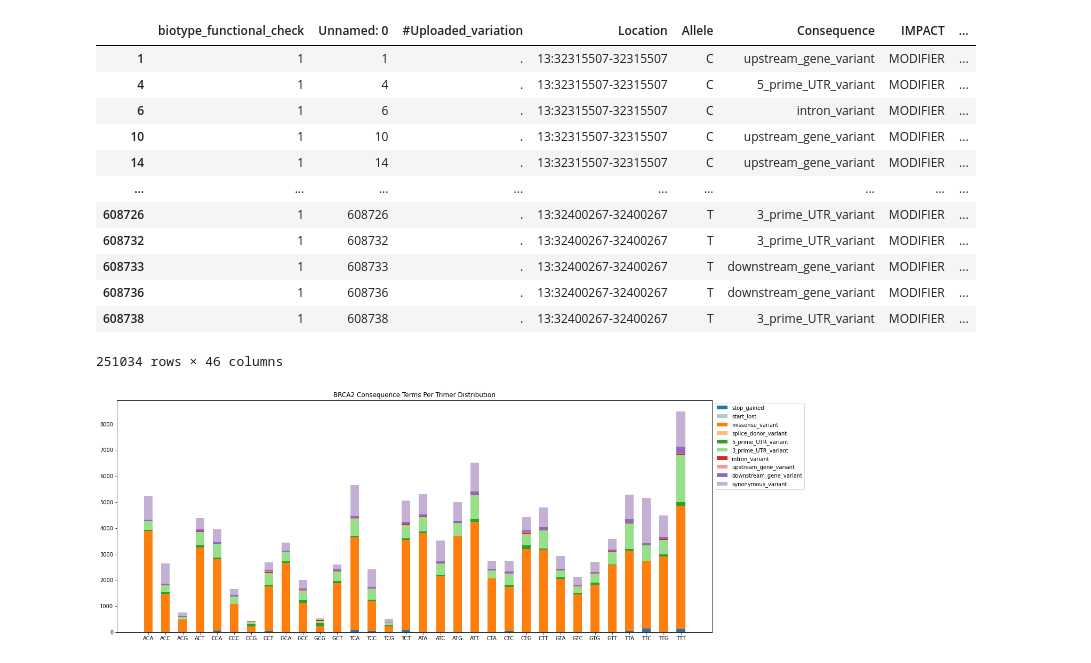
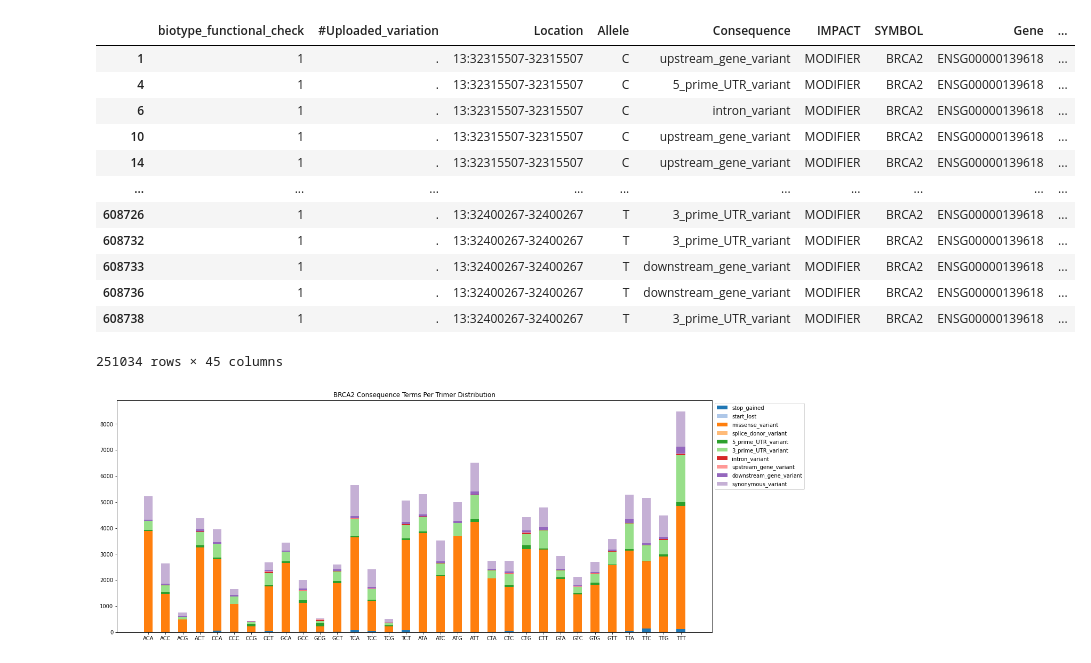
Before and after one commit to AvyukthN/UPenn-GaoLab, a Jupyter notebook: Results.ipynb, the cells around one changed output. Drawn from its saved outputs; the diff is of its cells as text; code cells hidden in the pictures.

```diff
--- a/Results.ipynb
+++ b/Results.ipynb
@@ -1,30 +1,31 @@
 # %%
 import pandas as pd
 from src.helper_functions.filterTranscripts import filterCanonicalTranscripts
 from src.helper_functions.filterTranscripts import filterFunctionalBiotypes
 
 gene = "BRCA2"
 
 # transcripts = pd.read_csv(f"./data/VEP_annotations/{gene}.tsv", sep="\t")
 transcripts = pd.read_csv("BRCA2_filter=NONE.tsv", sep="\t")
 transcripts = transcripts[transcripts["SYMBOL"] == gene]
 transcripts = filterFunctionalBiotypes(transcripts, "./data/classification_data/functional_biotypes.txt")
+transcripts = transcripts.drop("Unnamed: 0", axis='columns')
 # transcripts = filterCanonicalTranscripts(transcripts)
 transcripts
 # %% [output]
-|  | biotype_functional_check | Unnamed: 0 | #Uploaded_variation | Location | Allele | Consequence | IMPACT | ... |
-| 1 | 1 | 1 | . | 13:32315507-32315507 | C | upstream_gene_variant | MODIFIER | ... |
-| 4 | 1 | 4 | . | 13:32315507-32315507 | C | 5_prime_UTR_variant | MODIFIER | ... |
-| 6 | 1 | 6 | . | 13:32315507-32315507 | C | intron_variant | MODIFIER | ... |
-| 10 | 1 | 10 | . | 13:32315507-32315507 | C | upstream_gene_variant | MODIFIER | ... |
-| 14 | 1 | 14 | . | 13:32315507-32315507 | C | upstream_gene_variant | MODIFIER | ... |
-| ... | ... | ... | ... | ... | ... | ... | ... | ... |
-| 608726 | 1 | 608726 | . | 13:32400267-32400267 | T | 3_prime_UTR_variant | MODIFIER | ... |
-| 608732 | 1 | 608732 | . | 13:32400267-32400267 | T | 3_prime_UTR_variant | MODIFIER | ... |
-| 608733 | 1 | 608733 | . | 13:32400267-32400267 | T | downstream_gene_variant | MODIFIER | ... |
-| 608736 | 1 | 608736 | . | 13:32400267-32400267 | T | downstream_gene_variant | MODIFIER | ... |
-| 608738 | 1 | 608738 | . | 13:32400267-32400267 | T | 3_prime_UTR_variant | MODIFIER | ... |
+|  | biotype_functional_check | #Uploaded_variation | Location | Allele | Consequence | IMPACT | SYMBOL | Gene | ... |
+| 1 | 1 | . | 13:32315507-32315507 | C | upstream_gene_variant | MODIFIER | BRCA2 | ENSG00000139618 | ... |
+| 4 | 1 | . | 13:32315507-32315507 | C | 5_prime_UTR_variant | MODIFIER | BRCA2 | ENSG00000139618 | ... |
+| 6 | 1 | . | 13:32315507-32315507 | C | intron_variant | MODIFIER | BRCA2 | ENSG00000139618 | ... |
+| 10 | 1 | . | 13:32315507-32315507 | C | upstream_gene_variant | MODIFIER | BRCA2 | ENSG00000139618 | ... |
+| 14 | 1 | . | 13:32315507-32315507 | C | upstream_gene_variant | MODIFIER | BRCA2 | ENSG00000139618 | ... |
+| ... | ... | ... | ... | ... | ... | ... | ... | ... | ... |
+| 608726 | 1 | . | 13:32400267-32400267 | T | 3_prime_UTR_variant | MODIFIER | BRCA2 | ENSG00000139618 | ... |
+| 608732 | 1 | . | 13:32400267-32400267 | T | 3_prime_UTR_variant | MODIFIER | BRCA2 | ENSG00000139618 | ... |
+| 608733 | 1 | . | 13:32400267-32400267 | T | downstream_gene_variant | MODIFIER | BRCA2 | ENSG00000139618 | ... |
+| 608736 | 1 | . | 13:32400267-32400267 | T | downstream_gene_variant | MODIFIER | BRCA2 | ENSG00000139618 | ... |
+| 608738 | 1 | . | 13:32400267-32400267 | T | 3_prime_UTR_variant | MODIFIER | BRCA2 | ENSG00000139618 | ... |
-251034 rows × 46 columns
+251034 rows × 45 columns
 # %%
 from Bio import SeqIO
 
```
Also changed, not shown: parts of 9 cells of this notebook, 7 other files.
